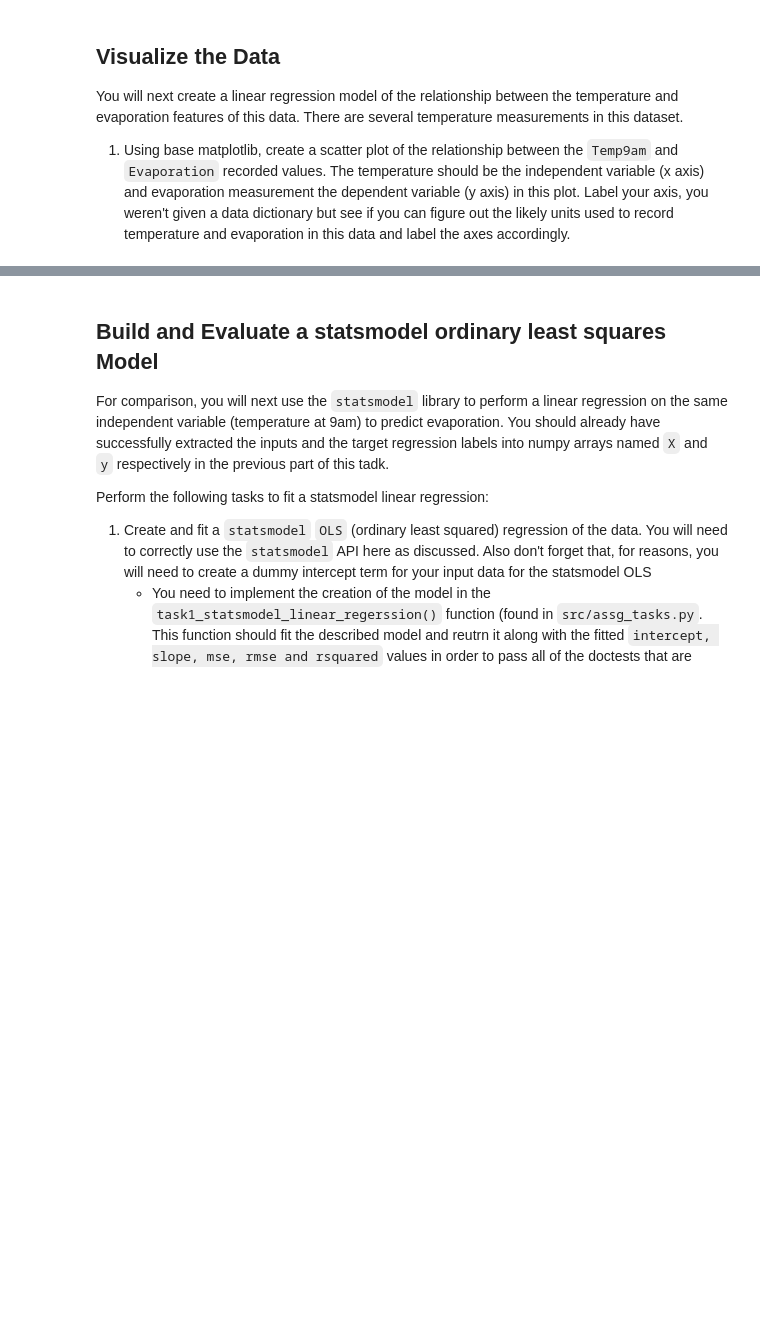
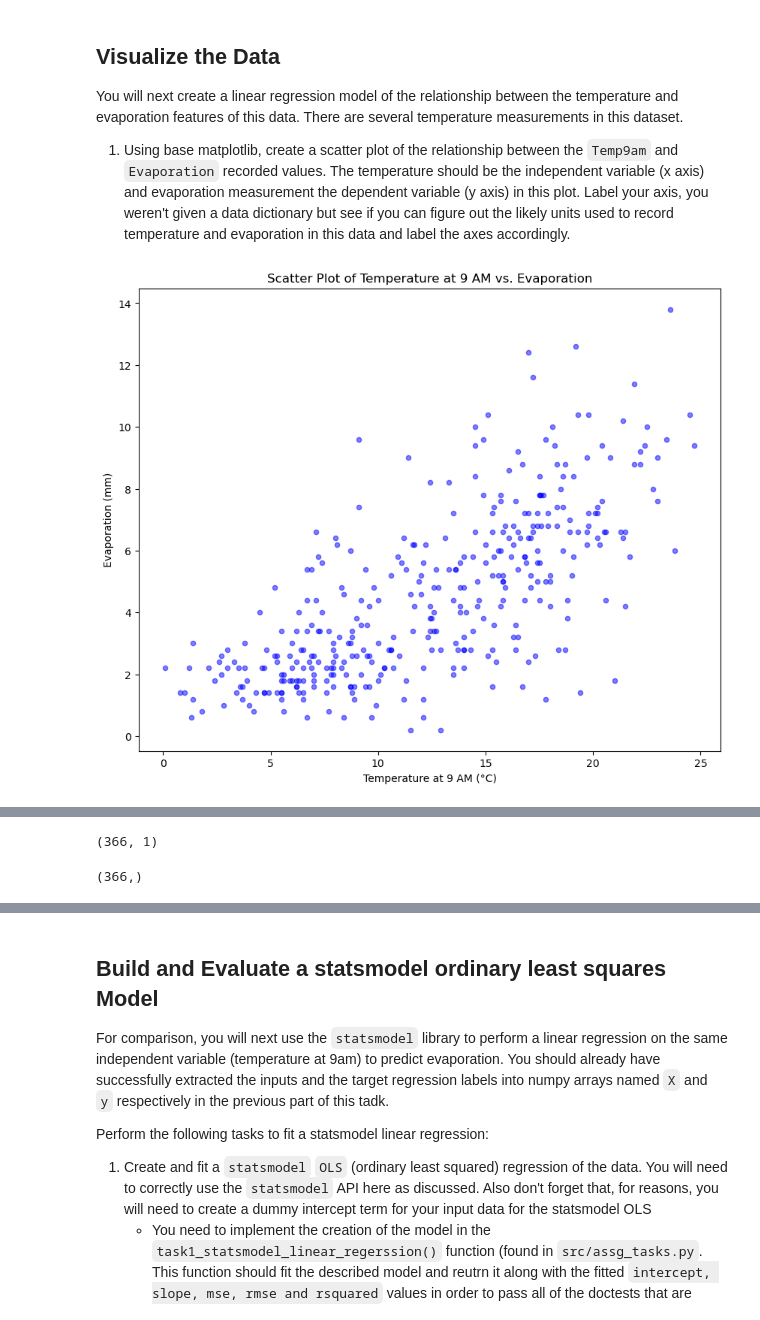
Before and after one commit to masteraitamuc/ass02, a Jupyter notebook: notebooks/Assg-02-Scikit-Learn-statsmodel.ipynb, the cells around one changed output, grey strips where cells are left out. Drawn from its saved outputs; the diff is of its cells as text; code cells hidden in the pictures; blank space fills up the shorter version.

```diff
--- a/notebooks/Assg-02-Scikit-Learn-statsmodel.ipynb
+++ b/notebooks/Assg-02-Scikit-Learn-statsmodel.ipynb
@@ -142,6 +219,13 @@ evaporation features of this data.  There are several temperature measurements i
    and label the axes accordingly.
 # %%
 # create the asked for visualization here.  Make sure you use a scatter plot and label your axis
+df.plot(kind='scatter', x='Temp9am', y='Evaporation', figsize=(10,8), alpha=0.5, color='blue');
+plt.xlabel('Temperature at 9 AM (°C)')
+plt.ylabel('Evaporation (mm)')
+plt.title('Scatter Plot of Temperature at 9 AM vs. Evaporation')
+plt.show()
+# %% [output]
+[figure, added]
 # %% [markdown]
 ## Build and Evaluate a Scikit-learn LinearRegression Model
 
@@ -175,11 +262,17 @@ predict evaporation (dependent variable). Perform the following tasks:
 # %%
 # 1. extract the X input feature for the linear regression, ensure it is a numpy
 # array of the correct expected shape, remove/replace the X declaration here
-X = np.zeros((2,2))
+X = df['Temp9am'].values.reshape(-1, 1)
+X.shape
+# %% [output]
+(366, 1)
 # %%
 # 2. extract the y target regression labels, ensure it is a numpy vector, remove/replace
 # the y declaration here
-y = np.zeros((2,))
+y = df['Evaporation'].values
+y.shape
+# %% [output]
+(366,)
 # %%
 # 3. your work should go into the src/assg_tasks.py function named task1_sklearn_linear_regression()
 # This cell must not be removed or modified, it calls your function to create a model and
```
Also changed, not shown: parts of 38 cells of this notebook, 2 other files.
